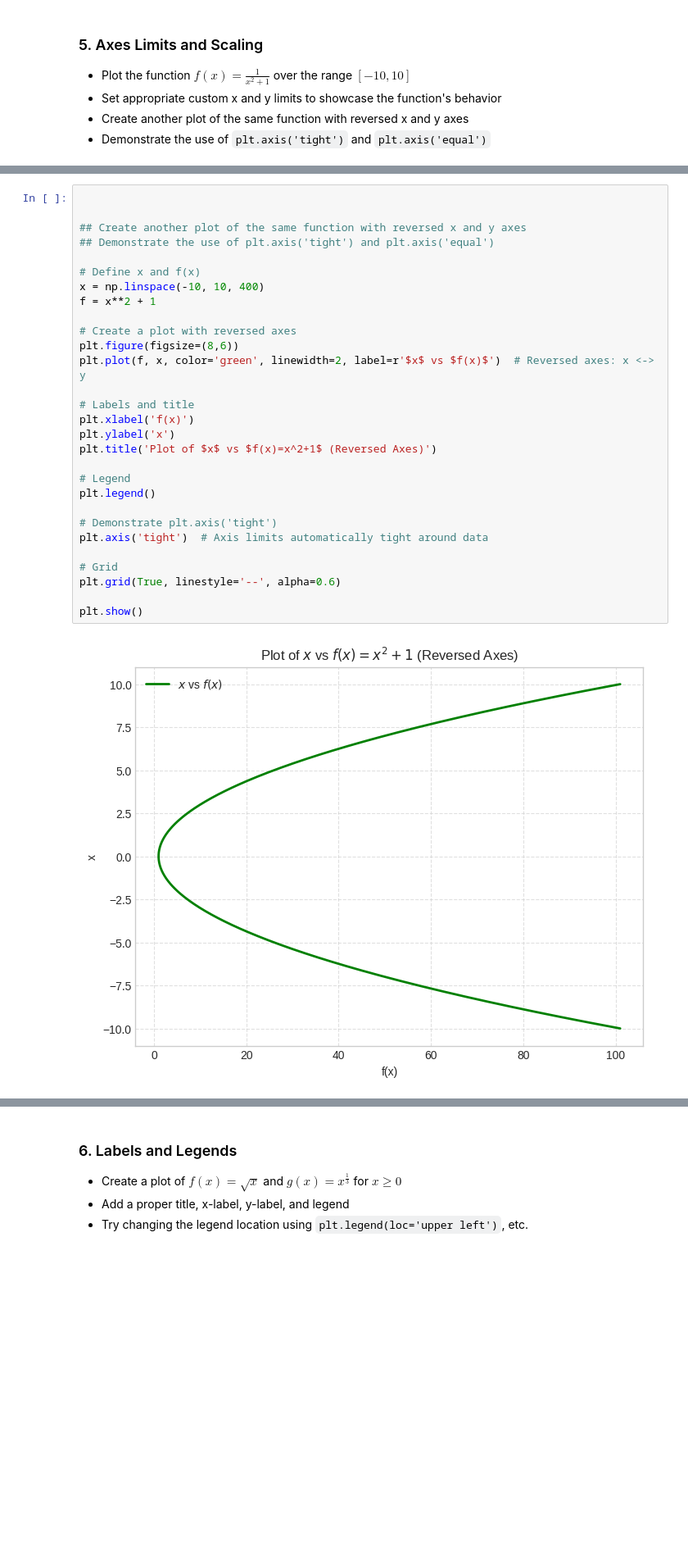
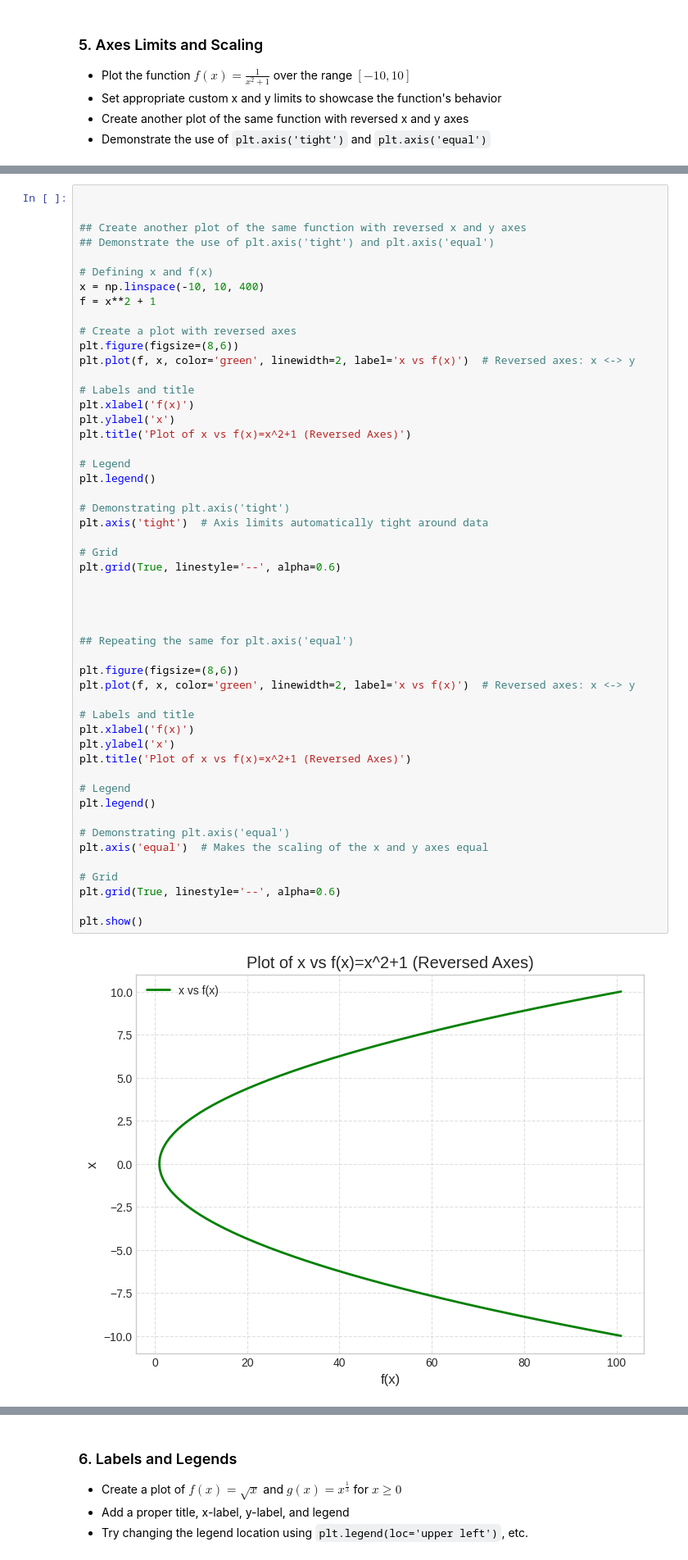
Before and after one commit to sudipto291088/Data110-Fall2025, a Jupyter notebook: Sudipto_Week3_Assignment_fall25.ipynb, the cells around one changed output, grey strips where cells are left out. Shown at 82% size. Drawn from its saved outputs; the diff is of its cells as text; blank space fills up the shorter version.

```diff
--- a/Sudipto_Week3_Assignment_fall25.ipynb
+++ b/Sudipto_Week3_Assignment_fall25.ipynb
@@ -457,31 +462,53 @@ plt.show()
 # %%
 
 
 ## Create another plot of the same function with reversed x and y axes
 ## Demonstrate the use of plt.axis('tight') and plt.axis('equal')
 
-# Define x and f(x)
+# Defining x and f(x)
 x = np.linspace(-10, 10, 400)
 f = x**2 + 1
 
 # Create a plot with reversed axes
 plt.figure(figsize=(8,6))
-plt.plot(f, x, color='green', linewidth=2, label=r'$x$ vs $f(x)$')  # Reversed axes: x <-> y
+plt.plot(f, x, color='green', linewidth=2, label='x vs f(x)')  # Reversed axes: x <-> y
 
 # Labels and title
 plt.xlabel('f(x)')
 plt.ylabel('x')
-plt.title('Plot of $x$ vs $f(x)=x^2+1$ (Reversed Axes)')
+plt.title('Plot of x vs f(x)=x^2+1 (Reversed Axes)')
 
 # Legend
 plt.legend()
 
-# Demonstrate plt.axis('tight')
+# Demonstrating plt.axis('tight')
 plt.axis('tight')  # Axis limits automatically tight around data
 
 # Grid
 plt.grid(True, linestyle='--', alpha=0.6)
 
+
+
+
+## Repeating the same for plt.axis('equal')
+
+plt.figure(figsize=(8,6))
+plt.plot(f, x, color='green', linewidth=2, label='x vs f(x)')  # Reversed axes: x <-> y
+
+# Labels and title
+plt.xlabel('f(x)')
+plt.ylabel('x')
+plt.title('Plot of x vs f(x)=x^2+1 (Reversed Axes)')
+
+# Legend
+plt.legend()
+
+# Demonstrating plt.axis('equal')
+plt.axis('equal')  # Makes the scaling of the x and y axes equal
+
+# Grid
+plt.grid(True, linestyle='--', alpha=0.6)
+
 plt.show()
 # %% [output]
-[figure, old version]
+[figure, new version]
```
Also changed, not shown: parts of 4 cells of this notebook.
